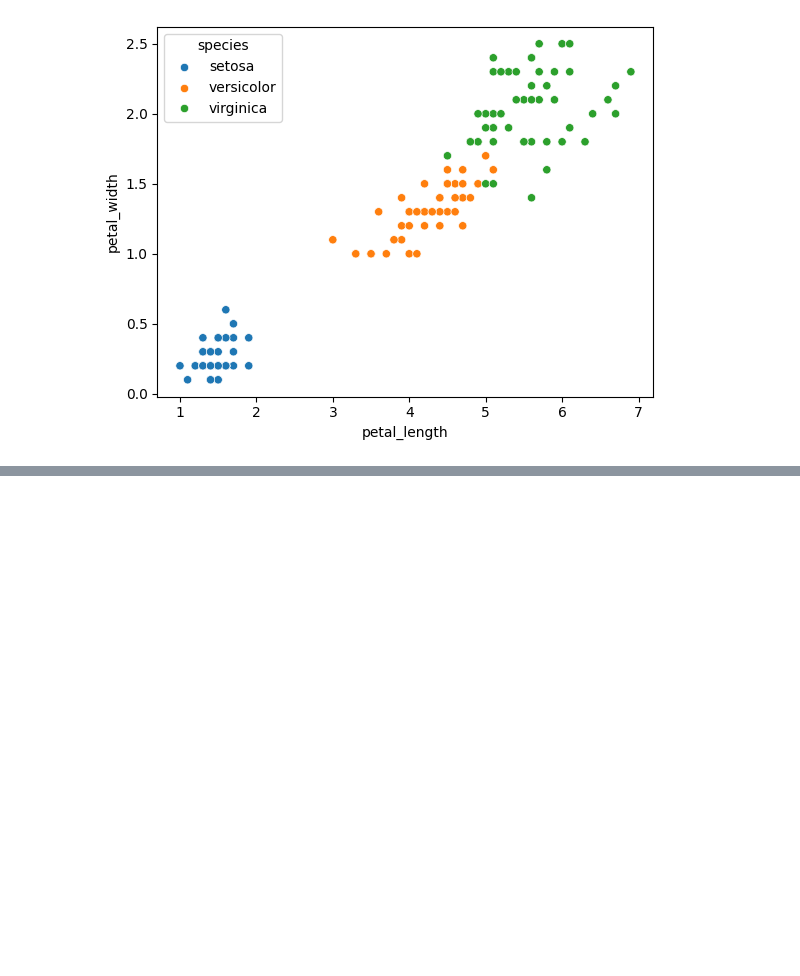
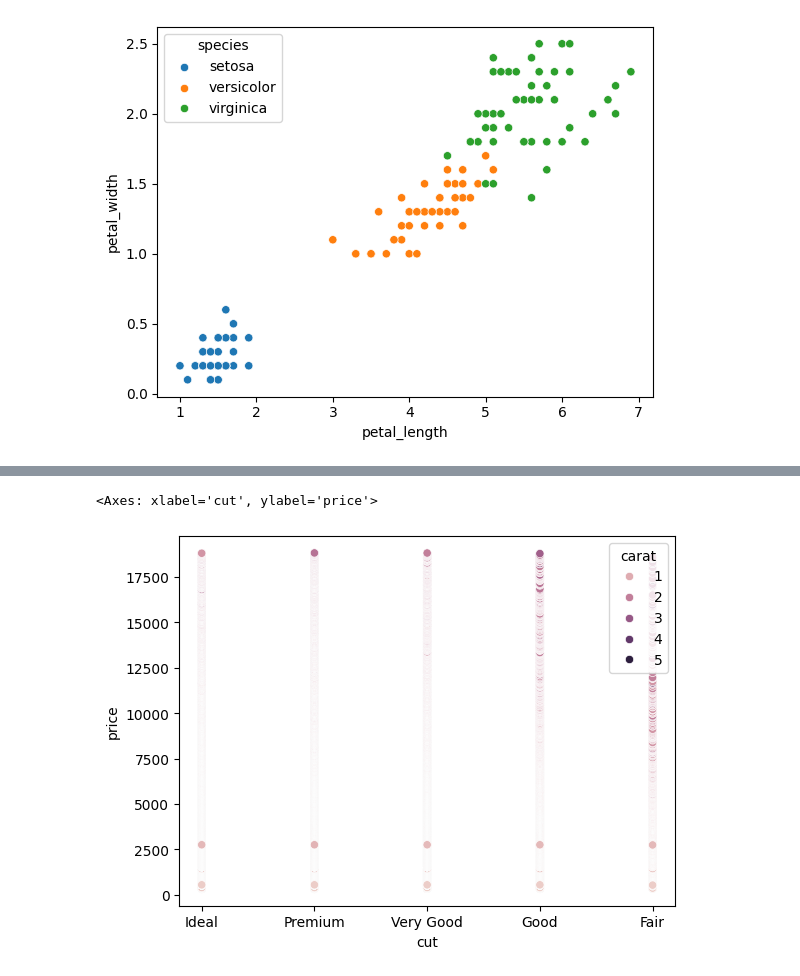
Before and after one commit to anutiwari55/python-data-analytic, a Jupyter notebook: Graphs.ipynb, the cells around one changed output, grey strips where cells are left out. Cells and saved outputs as stored; diff of their text form; code cells hidden in the pictures; blank space fills up the shorter version.

```diff
--- a/Graphs.ipynb
+++ b/Graphs.ipynb
@@ -119,3 +119,6 @@ sns.scatterplot(df, x='petal_length', y='petal_width', hue='species')
 # %% [output]
 <Axes: xlabel='petal_length', ylabel='petal_width'>
 [figure]
+# %%
+df = sns.load_dataset('diamonds')
+df
@@ -121,0 +139,5 @@ sns.scatterplot(df, x='petal_length', y='petal_width', hue='species')
+# %%
+sns.scatterplot(df, x='cut', y='price', color='black', hue='carat')
+# %% [output]
+<Axes: xlabel='cut', ylabel='price'>
+[figure, added]
```
Also changed, not shown: parts of 7 cells of this notebook.
